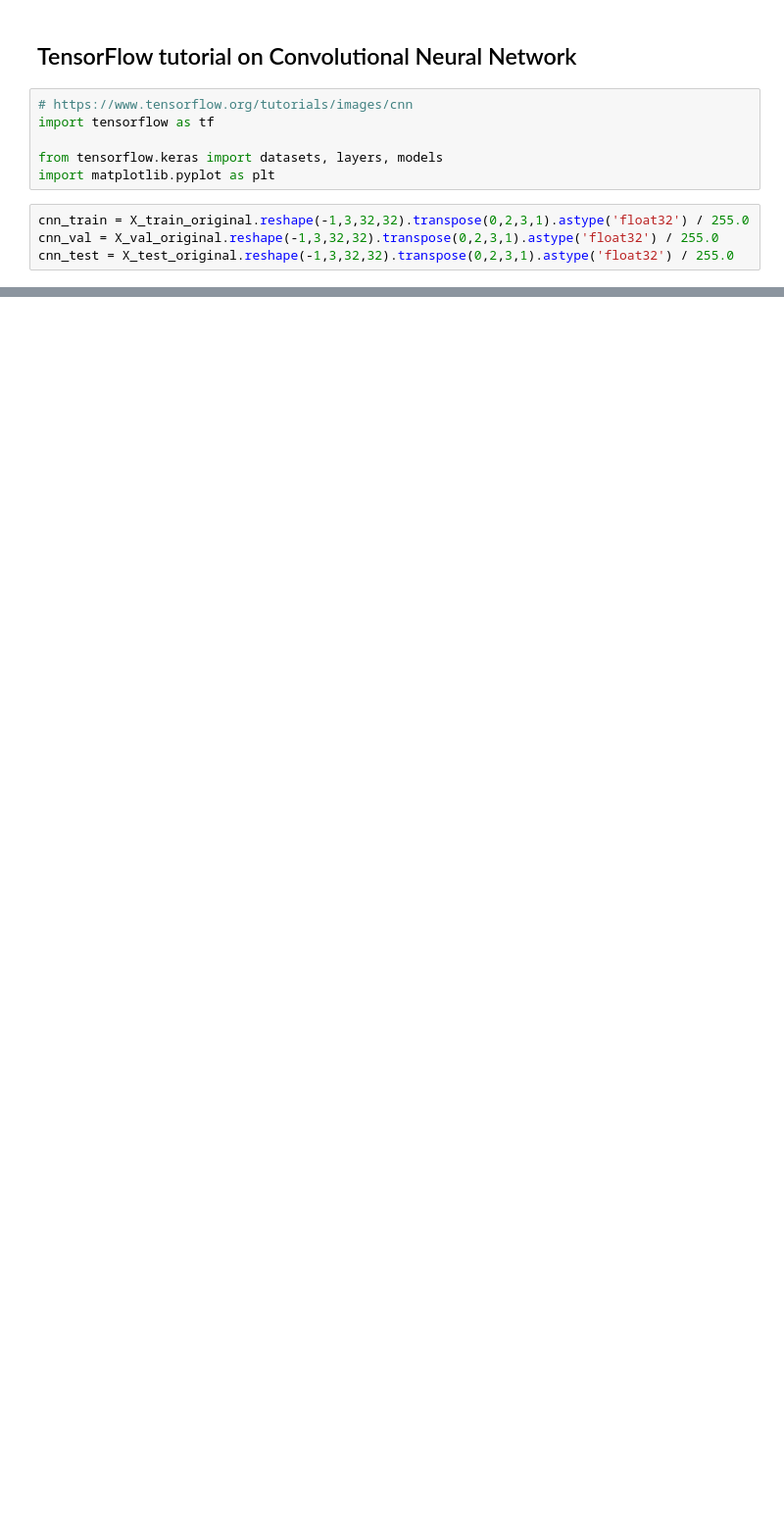
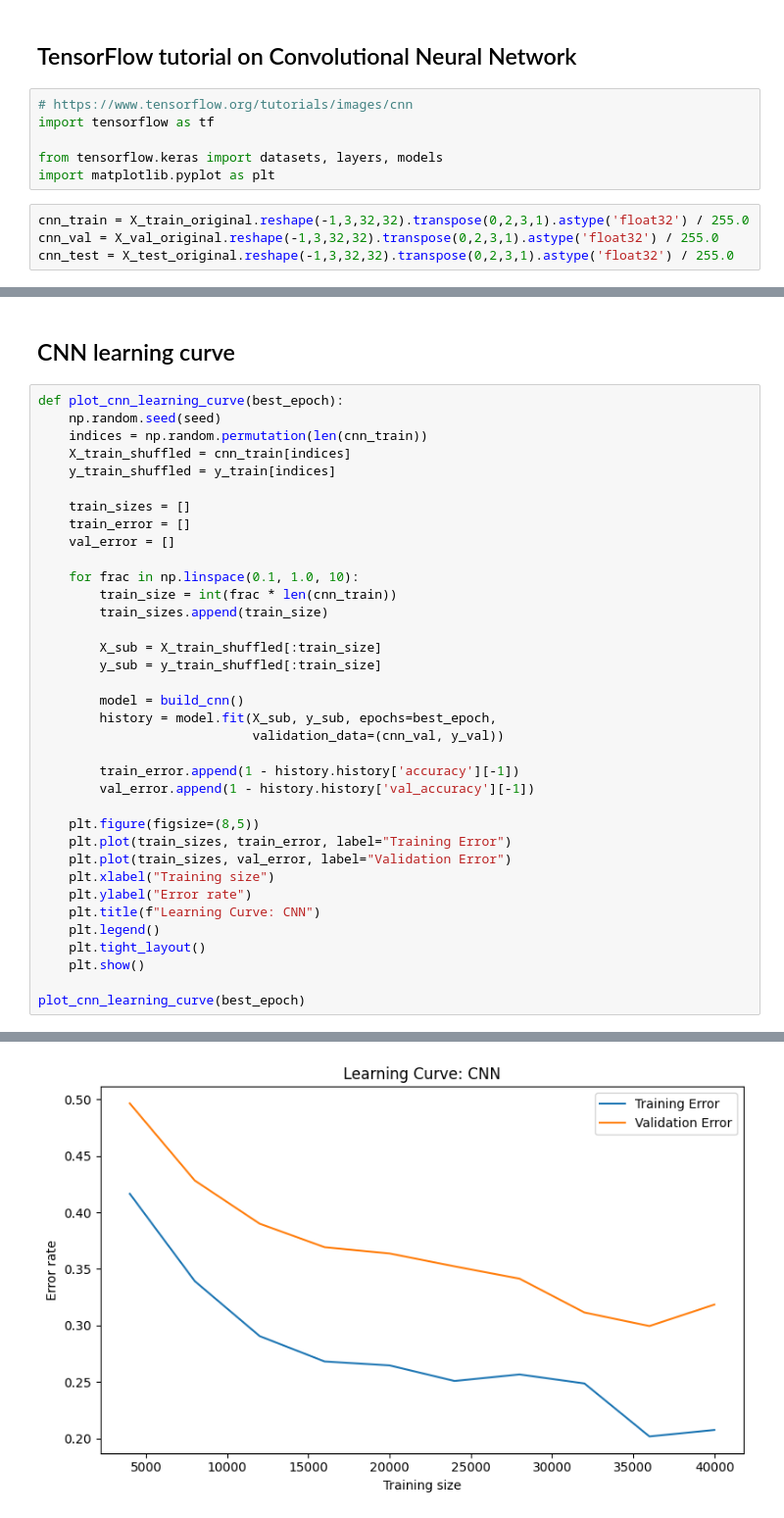
Before and after one commit to mingyushi359/CS178-CIFAR-10-Classification, a Jupyter notebook: 178_project.ipynb, the cells around one changed output, grey strips where cells are left out. Shown at 98% size. Cells and saved outputs as stored; diff of their text form; blank space fills up the shorter version.

```diff
--- a/178_project.ipynb
+++ b/178_project.ipynb
@@ -624,0 +589,39 @@ test_loss, test_acc = model.evaluate(cnn_test,  y_test, verbose=2)
+# %% [markdown]
+## CNN learning curve
+# %%
+def plot_cnn_learning_curve(best_epoch):
+    np.random.seed(seed)
+    indices = np.random.permutation(len(cnn_train))
+    X_train_shuffled = cnn_train[indices]
+    y_train_shuffled = y_train[indices]
+
+    train_sizes = []
+    train_error = []
+    val_error = []
+
+    for frac in np.linspace(0.1, 1.0, 10):
+        train_size = int(frac * len(cnn_train))
+        train_sizes.append(train_size)
+
+        X_sub = X_train_shuffled[:train_size]
+        y_sub = y_train_shuffled[:train_size]
+
+        model = build_cnn()
+        history = model.fit(X_sub, y_sub, epochs=best_epoch,
+                            validation_data=(cnn_val, y_val))
+
+        train_error.append(1 - history.history['accuracy'][-1])
+        val_error.append(1 - history.history['val_accuracy'][-1])
+
+    plt.figure(figsize=(8,5))
+    plt.plot(train_sizes, train_error, label="Training Error")
+    plt.plot(train_sizes, val_error, label="Validation Error")
+    plt.xlabel("Training size")
+    plt.ylabel("Error rate")
+    plt.title(f"Learning Curve: CNN")
+    plt.legend()
+    plt.tight_layout()
+    plt.show()
+
+plot_cnn_learning_curve(best_epoch)
+# %% [output]
@@ -625 +645,2 @@ test_loss, test_acc = model.evaluate(cnn_test,  y_test, verbose=2)
+[figure, added]
 # %%
```
Also changed, not shown: parts of 11 cells of this notebook.
